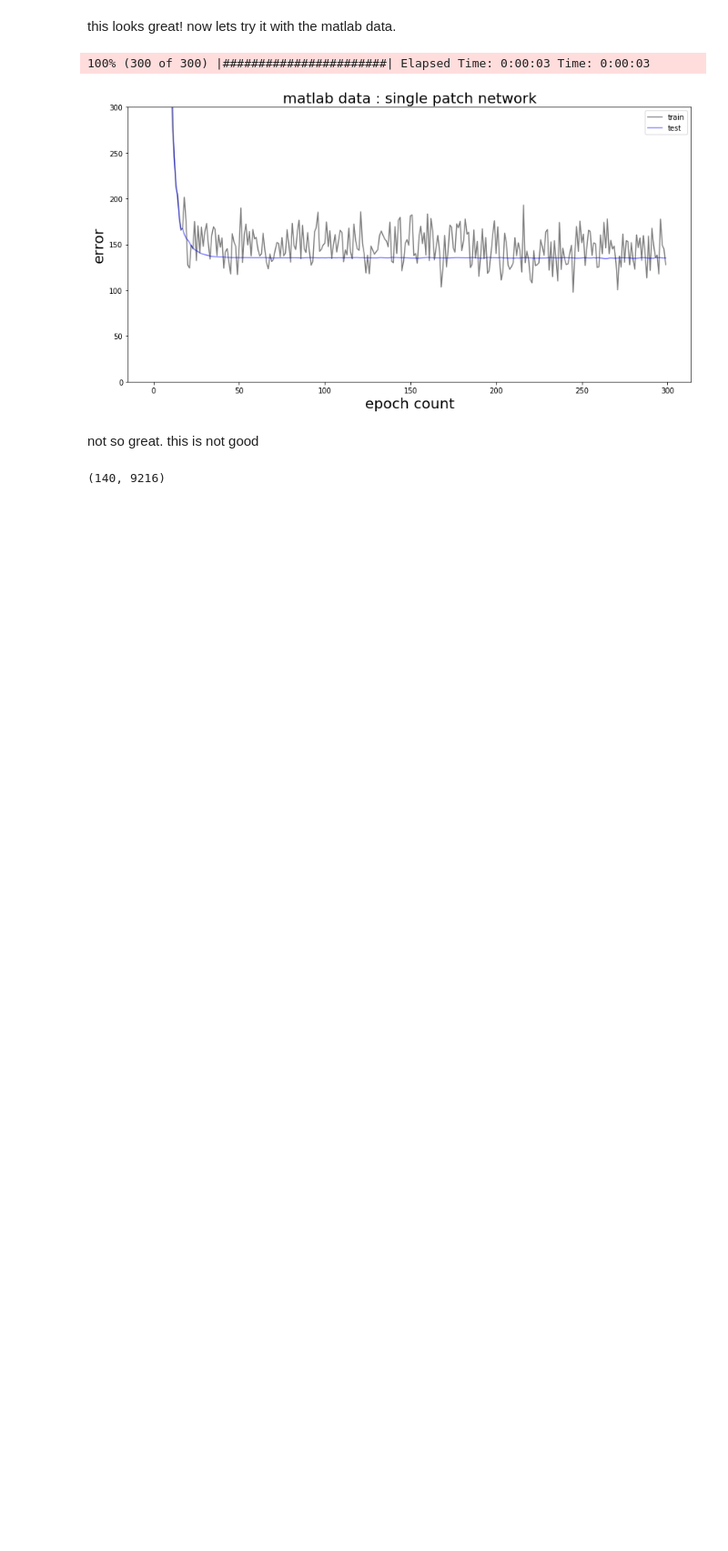
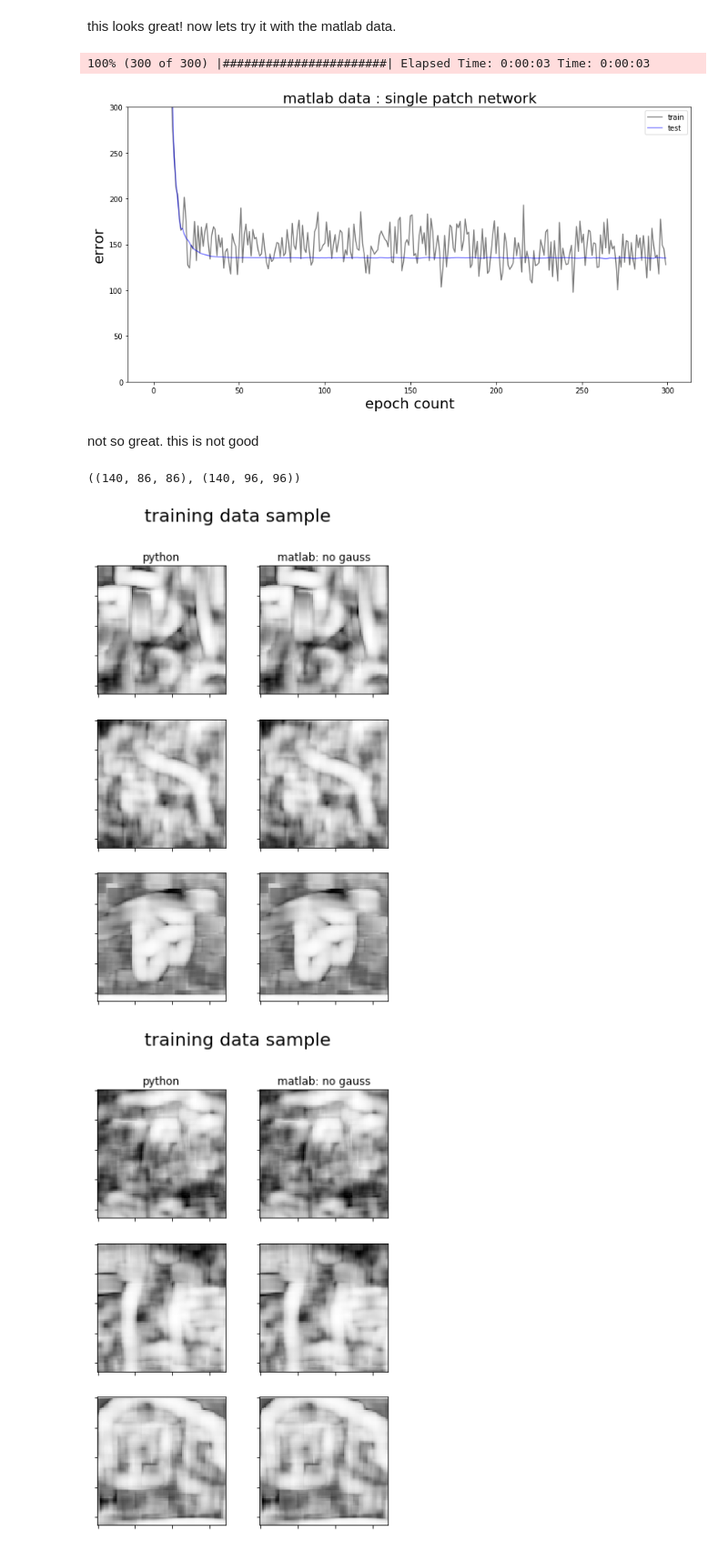
Before and after one commit to michaelneuder/image_quality_analysis, a Jupyter notebook: bin/nets/wip/conv_net_single.ipynb, the cells around one changed output. Shown at 91% size. Saved outputs shown, nothing was run; the diff lists cells and outputs as text; code cells hidden in the pictures; blank space fills up the shorter version.

```diff
--- a/bin/nets/wip/conv_net_single.ipynb
+++ b/bin/nets/wip/conv_net_single.ipynb
@@ -340,9 +340,32 @@ plt.show()
 not so great. this is not good
 # %%
 # lets compare the data from matlab and python.
-ssim_140_py = pd.read_csv('{}SSIM_140.txt'.format(data_path), header=None, delim_whitespace=True)
-ssim_140_mat_ng = pd.read_csv('{}SSIM_140.txt'.format(data_path), header=None)
+ssim_140_py = pd.read_csv('{}SSIM_140.txt'.format(data_path), header=None, delim_whitespace=True).values
+ssim_140_mat_ng = pd.read_csv('{}ssim_140_nogauss.csv'.format(data_path), header=None).values
-# %%
-ssim_140.shape
-# %% [output]
-(140, 9216)
+# %%
+ssim_140_py = np.reshape(ssim_140_py, (140,96,96))
+ssim_140_mat_ng = np.reshape(ssim_140_mat_ng, (140,86,86))
+# %%
+ssim_140_mat_ng.shape, ssim_140_py.shape
+# %% [output]
+((140, 86, 86), (140, 96, 96))
+# %%
+f, axarr = plt.subplots(nrows=3,ncols=2, figsize=(6,9))
+for i in range(3):
+    index = np.random.randint(140)
+    axarr[i,0].imshow(ssim_140_py[index,5:91,5:91], cmap='gray')
+    axarr[i,1].imshow(ssim_140_mat_ng[index,:,:], cmap='gray')
+
+axarr[0,0].set_title('python')
+axarr[0,1].set_title('matlab: no gauss')
+for ax_row in axarr:
+    for ax in ax_row:
+        ax.set_xticklabels([])
+        ax.set_yticklabels([])
+
+f.suptitle('training data sample', size=20)
+plt.savefig('data_comp.png')
+plt.show()
+# %% [output]
+[figure, added]
+[figure, added]
```
Also changed, not shown: parts of 1 cell of this notebook, 4 other files.
